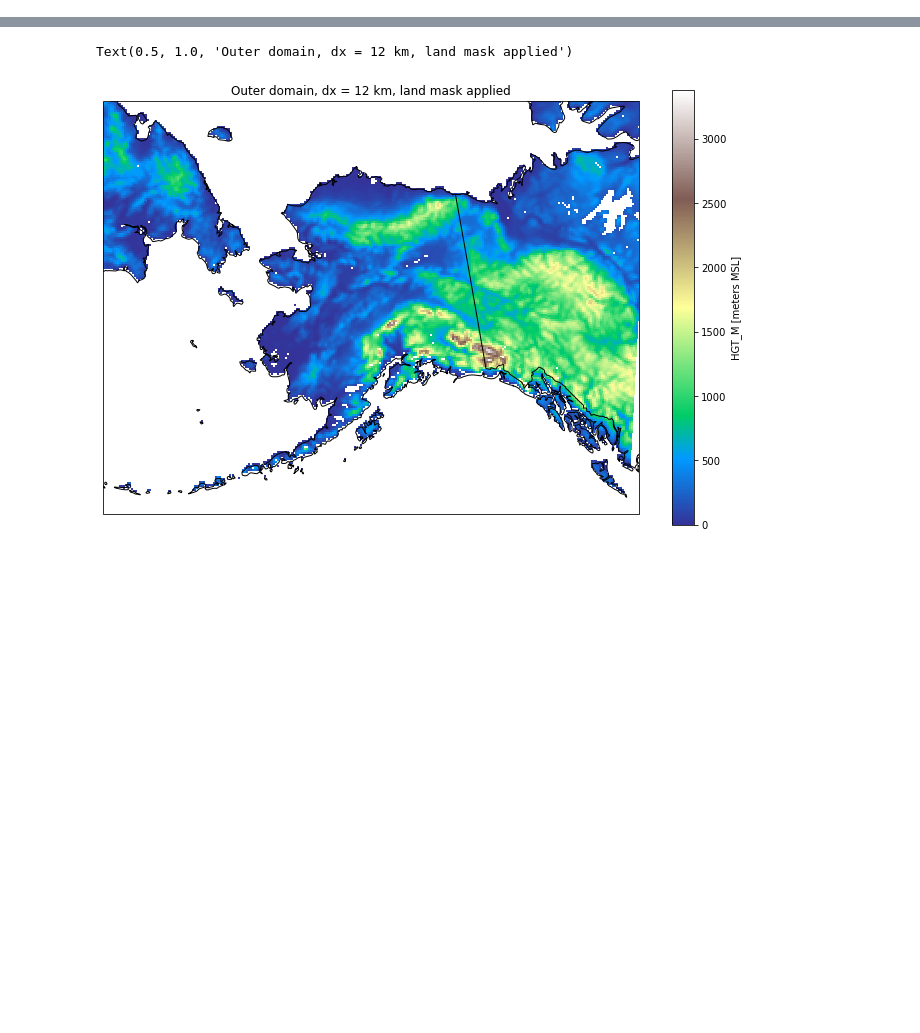
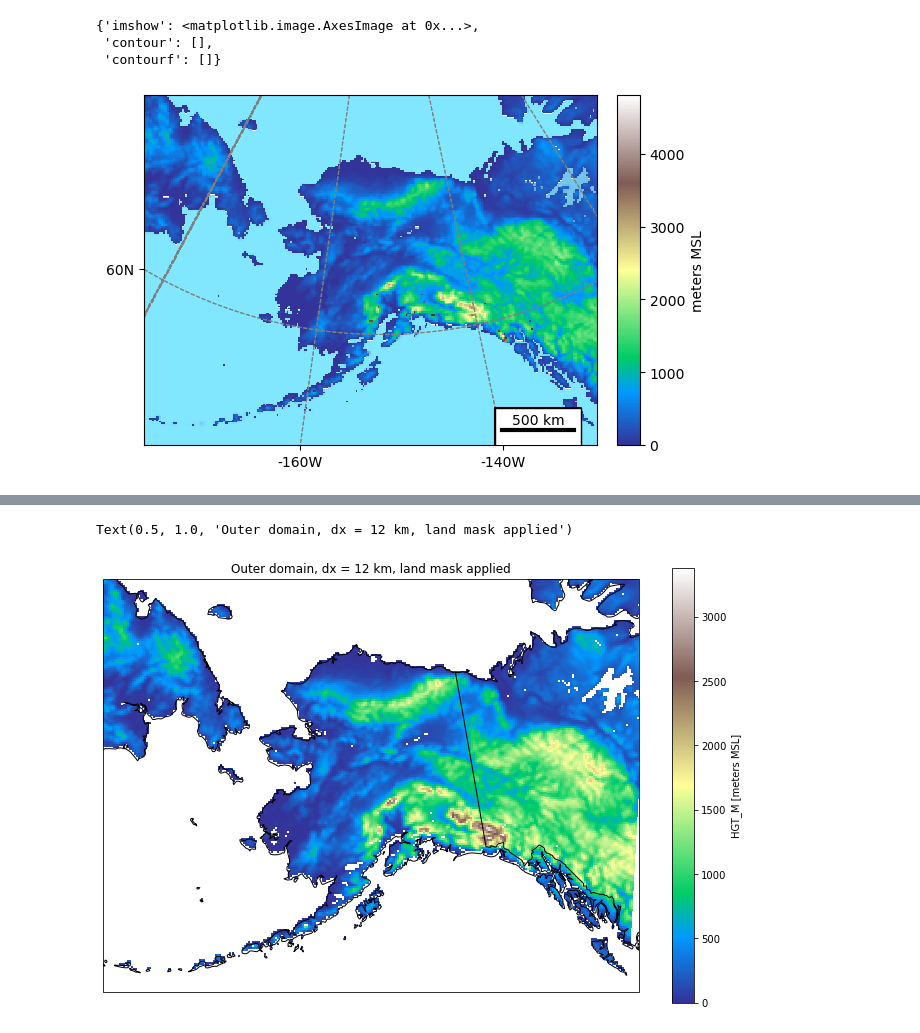
Before and after one commit to chryss/dyndowntools, a Jupyter notebook: Jupyter_Notebooks/domain_viz01.ipynb, the cells around one changed output, grey strips where cells are left out. Drawn from its saved outputs; the diff is of its cells as text; code cells hidden in the pictures; blank space fills up the shorter version.

```diff
--- a/Jupyter_Notebooks/domain_viz01.ipynb
+++ b/Jupyter_Notebooks/domain_viz01.ipynb
@@ -38,2 +49,27 @@ ds.HGT_M.where(ds.LANDMASK).salem.quick_map(cmap='terrain')
+# %%
+ds = salem.open_wrf_dataset(datadir / 'geo_em.d01.nc')
+
+f, ax = plt.subplots()
+smap = salem.Map(ds.salem.grid, countries=False)
+smap.set_data(ds.HGT_M.where(ds.LANDMASK))
+smap.set_cmap('terrain')
+smap.set_vmax(4800)
+smap.visualize(ax=ax, cbar_title=ds.HGT_M.units)
+smap_cold = salem.Map(ds.salem.grid, countries=False)
+smap_cold.set_data(ds.HGT_M.where(1-ds.LANDMASK)+1000)
+smap_cold.set_cmap('managua_r')
+# smap_cold.set_shapefile(oceans=True, facecolor='blue')
+# smap_cold.set_shapefile(lakes=True, facecolor='red')
+smap_cold.set_scale_bar(location=(0.87, 0.045), add_bbox=True)
+smap_cold.plot(ax=ax)
+
+# f, ax = plt.subplots()
+# mymap = ds.HGT_M.where(1-ds.LANDMASK).salem.quick_map(cmap='terrain', ax=ax)
+# mymap.set_data(ds.HGT_M.where(1-ds.LANDMASK), overplot=True)
+# %% [output]
+{'imshow': <matplotlib.image.AxesImage at 0x...>,
+ 'contour': [],
+ 'contourf': []}
+[figure, added]
 # %%
 ds = salem.open_wrf_dataset(datadir / 'geo_em.d02.nc')
```
Also changed, not shown: parts of 10 cells of this notebook, 3 other files.
